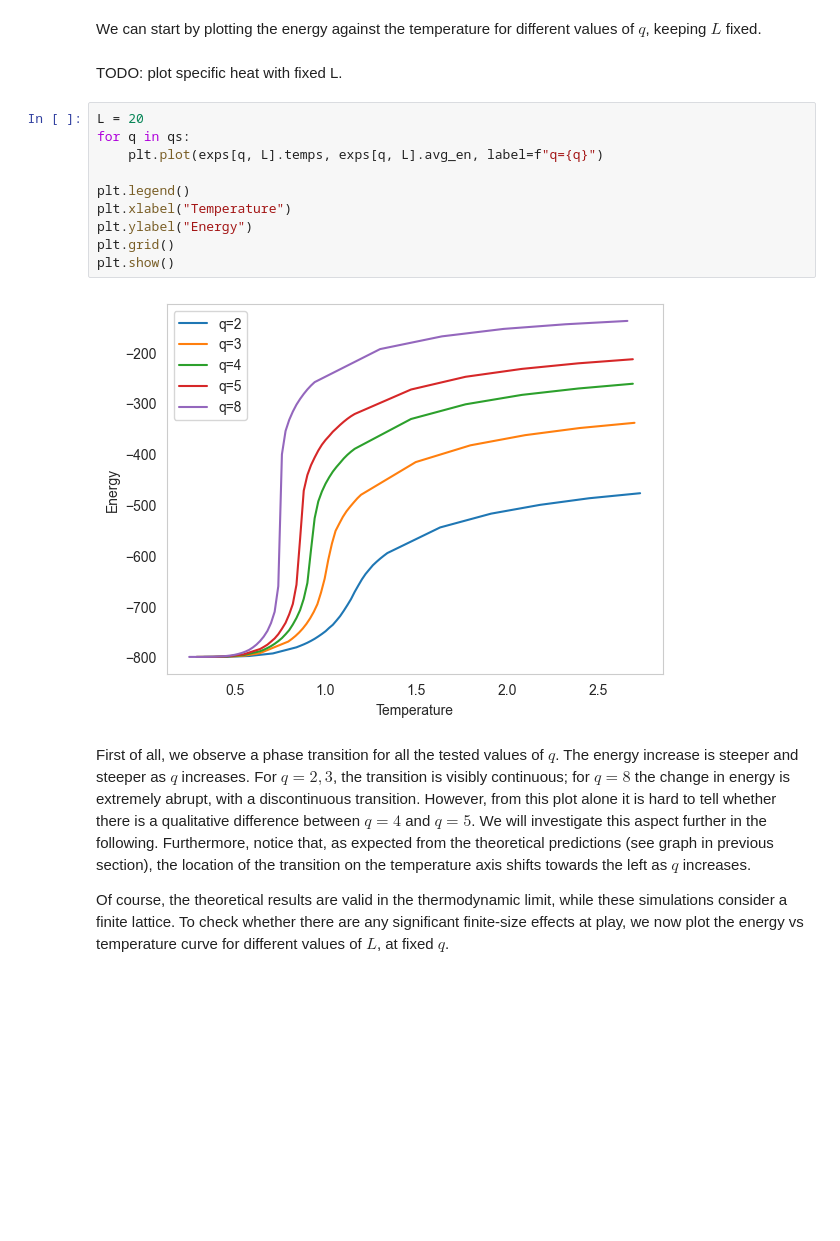
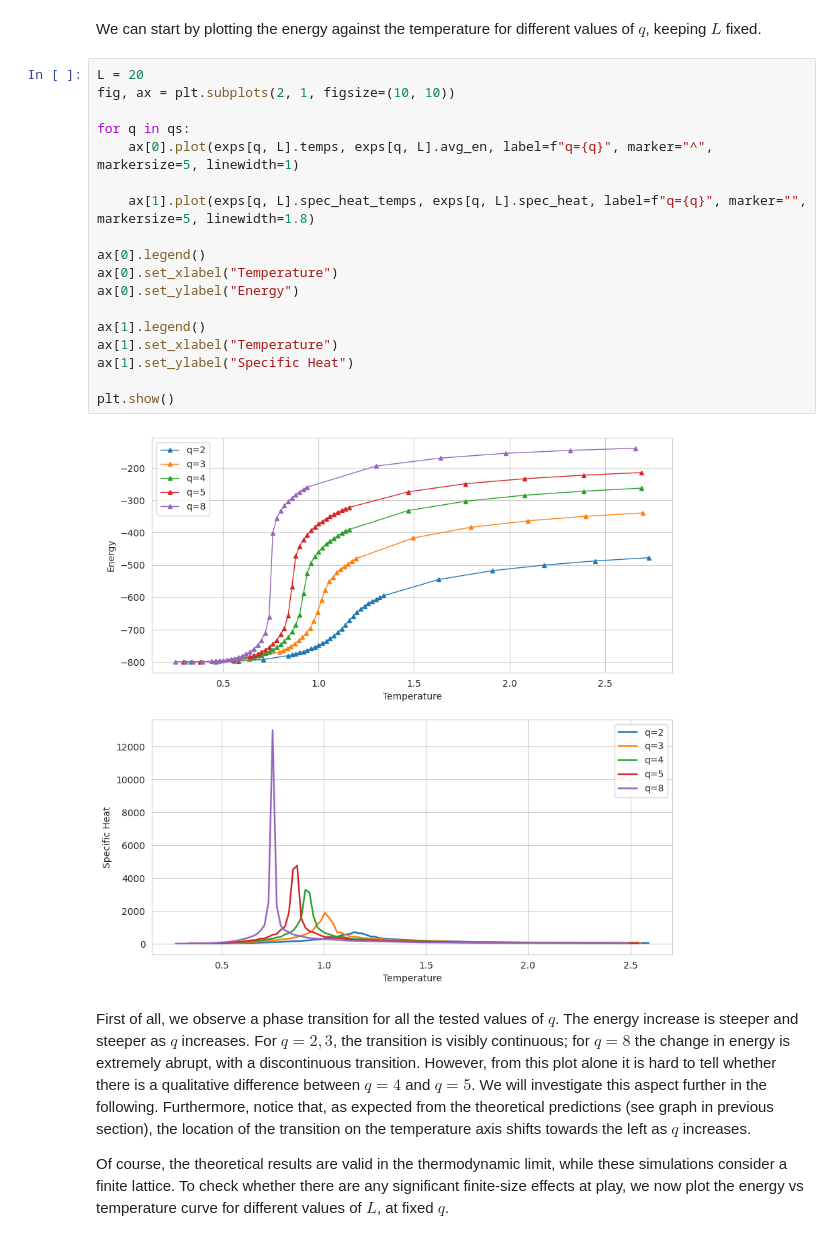
Before and after one commit to DarioFi/Potts-model-phase-transitions, a Jupyter notebook: report.ipynb, the cells around one changed output. Drawn from its saved outputs; the diff is of its cells as text; blank space fills up the shorter version.

```diff
--- a/report.ipynb
+++ b/report.ipynb
@@ -860,20 +860,26 @@ for q in qs:
             pass
 # %% [markdown]
 We can start by plotting the energy against the temperature for different values of $q$, keeping $L$ fixed.
-# %% [markdown]
-TODO: plot specific heat with fixed L.
-# %%
-L = 20
-for q in qs:
-    plt.plot(exps[q, L].temps, exps[q, L].avg_en, label=f"q={q}")
-
-plt.legend()
-plt.xlabel("Temperature")
-plt.ylabel("Energy")
-plt.grid()
-plt.show()
-# %% [output]
-[figure, removed]
+# %%
+L = 20
+fig, ax = plt.subplots(2, 1, figsize=(10, 10))
+
+for q in qs:
+    ax[0].plot(exps[q, L].temps, exps[q, L].avg_en, label=f"q={q}", marker="^", markersize=5, linewidth=1)
+
+    ax[1].plot(exps[q, L].spec_heat_temps, exps[q, L].spec_heat, label=f"q={q}", marker="", markersize=5, linewidth=1.8)
+
+ax[0].legend()
+ax[0].set_xlabel("Temperature")
+ax[0].set_ylabel("Energy")
+
+ax[1].legend()
+ax[1].set_xlabel("Temperature")
+ax[1].set_ylabel("Specific Heat")
+
+plt.show()
+# %% [output]
+[figure, added]
 # %% [markdown]
 First of all, we observe a phase transition for all the tested values of $q$. The energy increase is steeper and steeper as $q$ increases. For $q = 2, 3$, the transition is visibly continuous; for $q = 8$ the change in energy is extremely abrupt, with a discontinuous transition. However, from this plot alone it is hard to tell whether there is a qualitative difference between $q=4$ and $q=5$. We will investigate this aspect further in the following.
 Furthermore, notice that, as expected from the theoretical predictions (see graph in previous section), the location of the transition on the temperature axis shifts towards the left as $q$ increases.
```
Also changed, not shown: parts of 10 cells of this notebook, 2 other files.
